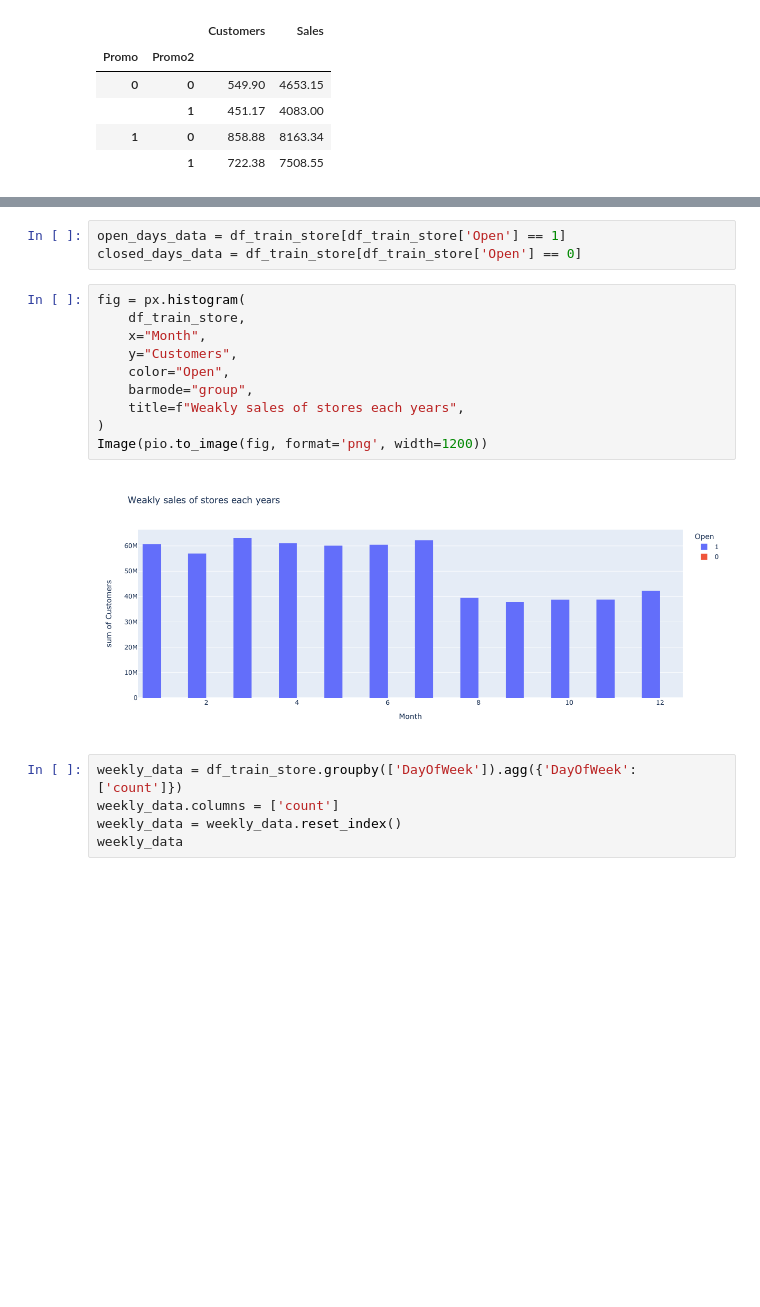
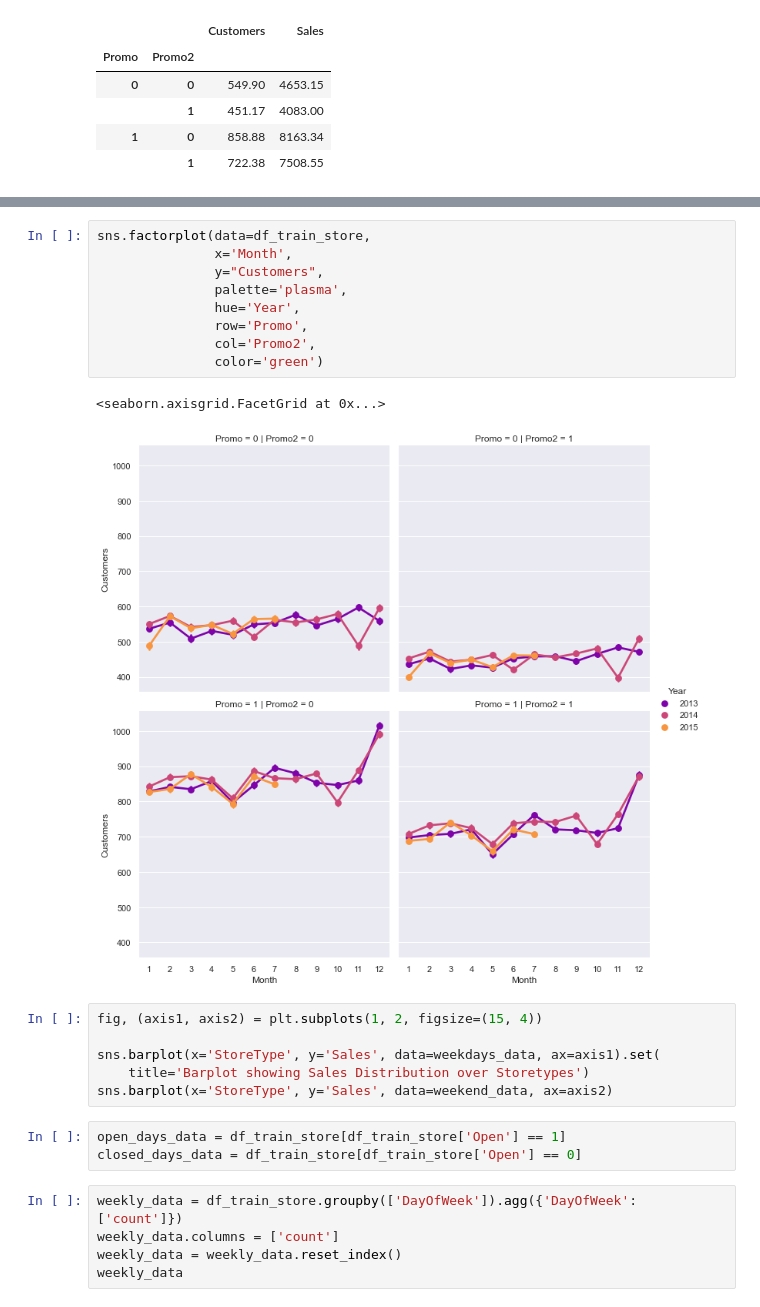
Before and after one commit to eandualem/PharmaceuticalSalesPrediction, a Jupyter notebook: notebooks/2.0 exploration.ipynb, the cells around one changed output, grey strips where cells are left out. Cells and saved outputs as stored; diff of their text form; blank space fills up the shorter version.

```diff
--- a/notebooks/2.0 exploration.ipynb
+++ b/notebooks/2.0 exploration.ipynb
@@ -361,18 +379,24 @@ Image(pio.to_image(fig, format='png', width=1200))
+# %%
+sns.factorplot(data=df_train_store,
+               x='Month',
+               y="Customers",
+               palette='plasma',
+               hue='Year',
+               row='Promo',
+               col='Promo2',
+               color='green')
+# %% [output]
+<seaborn.axisgrid.FacetGrid at 0x...>
+[figure, added]
+# %%
+fig, (axis1, axis2) = plt.subplots(1, 2, figsize=(15, 4))
+
+sns.barplot(x='StoreType', y='Sales', data=weekdays_data, ax=axis1).set(
+    title='Barplot showing Sales Distribution over Storetypes')
+sns.barplot(x='StoreType', y='Sales', data=weekend_data, ax=axis2)
 # %%
 open_days_data = df_train_store[df_train_store['Open'] == 1]
 closed_days_data = df_train_store[df_train_store['Open'] == 0]
-# %%
-fig = px.histogram(
-    df_train_store,
-    x="Month",
-    y="Customers",
-    color="Open",
-    barmode="group",
-    title=f"Weakly sales of stores each years",
-)
-Image(pio.to_image(fig, format='png', width=1200))
-# %% [output]
-[figure, removed]
 # %%
 weekly_data = df_train_store.groupby(['DayOfWeek']).agg({'DayOfWeek': ['count']})
 weekly_data.columns = ['count']
```
Also changed, not shown: parts of 10 cells of this notebook.
